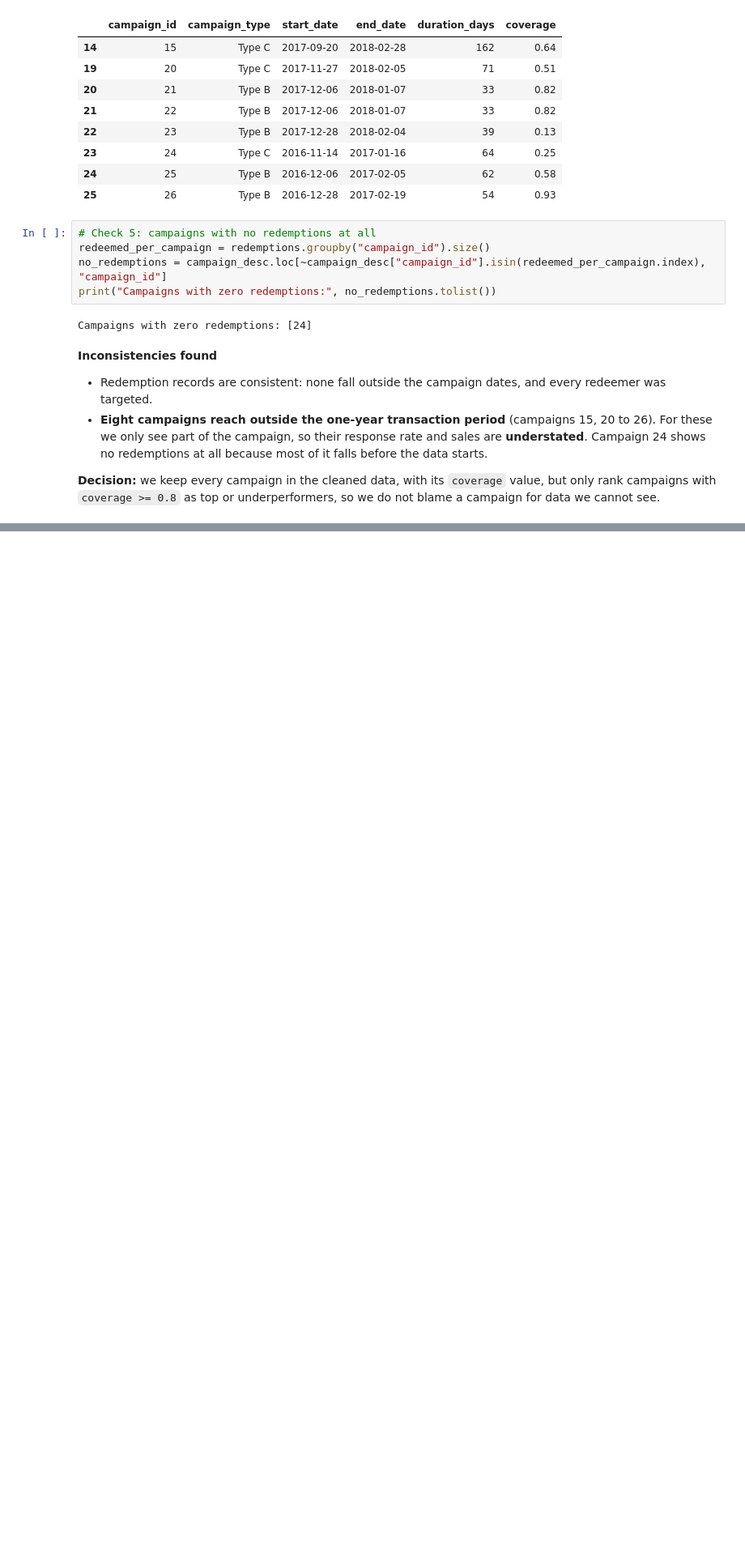
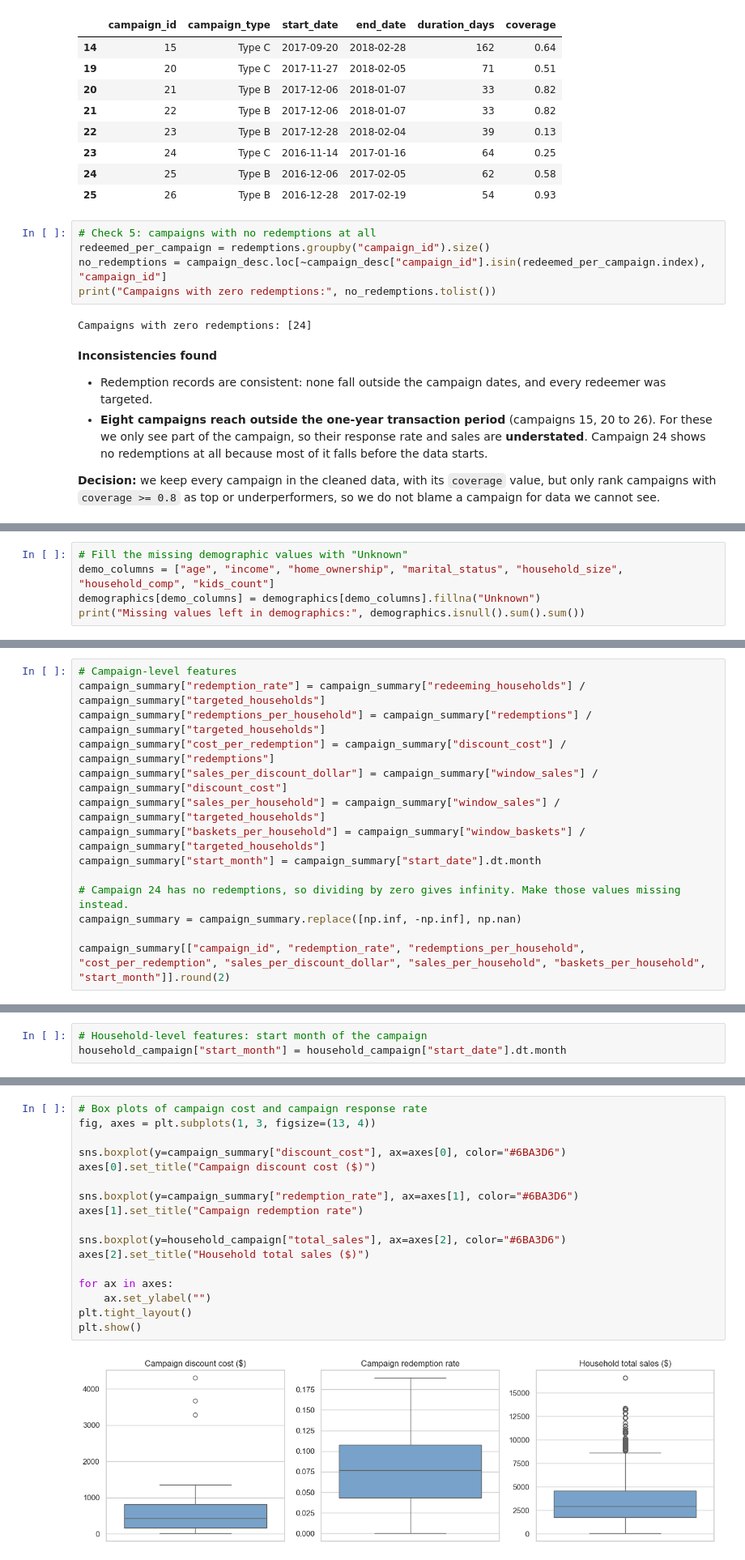
Before and after one commit to suhaivmansingh/Marketing_Campaign_Analysis, a Jupyter notebook: Marketing_Campaign_Analysis.ipynb, the cells around one changed output, grey strips where cells are left out. Shown at 81% size. Drawn from its saved outputs; the diff is of its cells as text; blank space fills up the shorter version.

```diff
--- a/Marketing_Campaign_Analysis.ipynb
+++ b/Marketing_Campaign_Analysis.ipynb
@@ -316,0 +312,5 @@ Campaigns with zero redemptions: [24]
+# %%
+# Fill the missing demographic values with "Unknown"
+demo_columns = ["age", "income", "home_ownership", "marital_status", "household_size", "household_comp", "kids_count"]
+demographics[demo_columns] = demographics[demo_columns].fillna("Unknown")
+print("Missing values left in demographics:", demographics.isnull().sum().sum())
@@ -316,0 +427,14 @@ Campaigns with zero redemptions: [24]
+# %%
+# Campaign-level features
+campaign_summary["redemption_rate"] = campaign_summary["redeeming_households"] / campaign_summary["targeted_households"]
+campaign_summary["redemptions_per_household"] = campaign_summary["redemptions"] / campaign_summary["targeted_households"]
+campaign_summary["cost_per_redemption"] = campaign_summary["discount_cost"] / campaign_summary["redemptions"]
+campaign_summary["sales_per_discount_dollar"] = campaign_summary["window_sales"] / campaign_summary["discount_cost"]
+campaign_summary["sales_per_household"] = campaign_summary["window_sales"] / campaign_summary["targeted_households"]
+campaign_summary["baskets_per_household"] = campaign_summary["window_baskets"] / campaign_summary["targeted_households"]
+campaign_summary["start_month"] = campaign_summary["start_date"].dt.month
+
+# Campaign 24 has no redemptions, so dividing by zero gives infinity. Make those values missing instead.
+campaign_summary = campaign_summary.replace([np.inf, -np.inf], np.nan)
+
+campaign_summary[["campaign_id", "redemption_rate", "redemptions_per_household", "cost_per_redemption", "sales_per_discount_dollar", "sales_per_household", "baskets_per_household", "start_month"]].round(2)
@@ -316,0 +459,3 @@ Campaigns with zero redemptions: [24]
+# %%
+# Household-level features: start month of the campaign
+household_campaign["start_month"] = household_campaign["start_date"].dt.month
@@ -316,0 +466,19 @@ Campaigns with zero redemptions: [24]
+# %%
+# Box plots of campaign cost and campaign response rate
+fig, axes = plt.subplots(1, 3, figsize=(13, 4))
+
+sns.boxplot(y=campaign_summary["discount_cost"], ax=axes[0], color="#6BA3D6")
+axes[0].set_title("Campaign discount cost ($)")
+
+sns.boxplot(y=campaign_summary["redemption_rate"], ax=axes[1], color="#6BA3D6")
+axes[1].set_title("Campaign redemption rate")
+
+sns.boxplot(y=household_campaign["total_sales"], ax=axes[2], color="#6BA3D6")
+axes[2].set_title("Household total sales ($)")
+
+for ax in axes:
+    ax.set_ylabel("")
+plt.tight_layout()
+plt.show()
+# %% [output]
+[figure, added]
```
Also changed, not shown: parts of 20 cells of this notebook, 2 other files.
